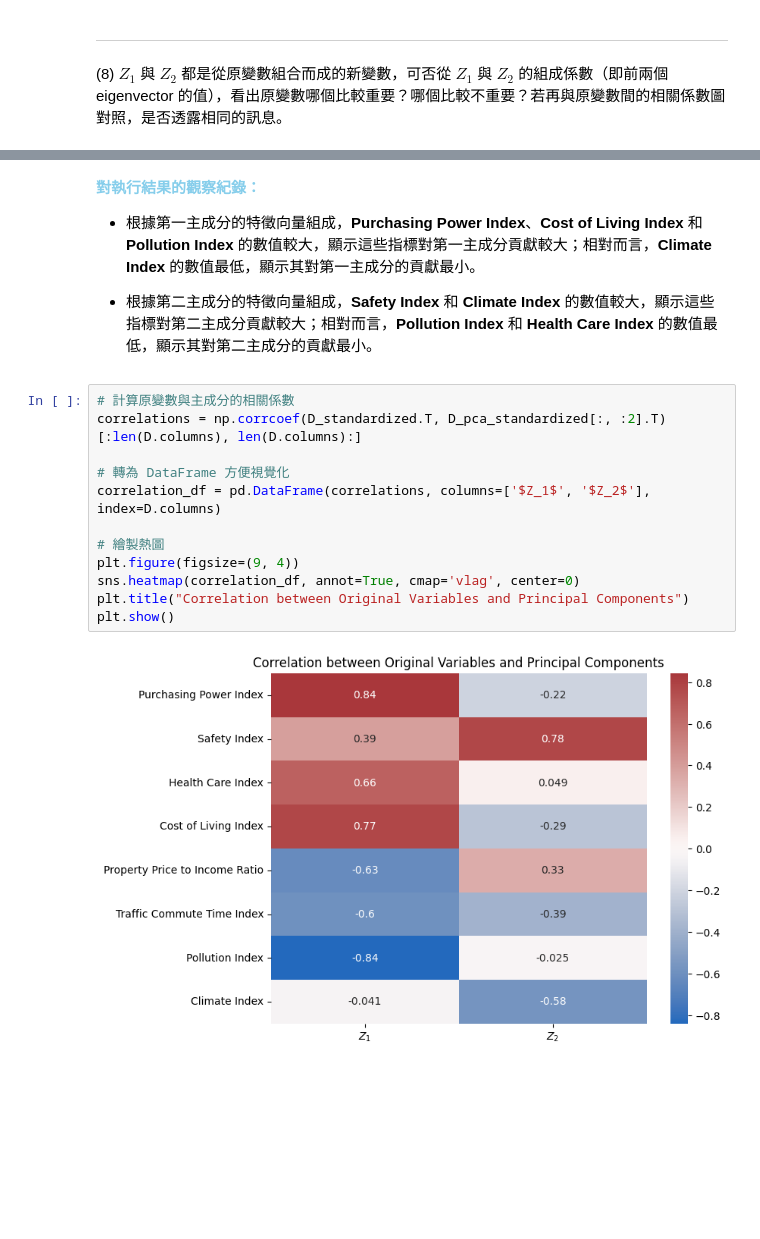
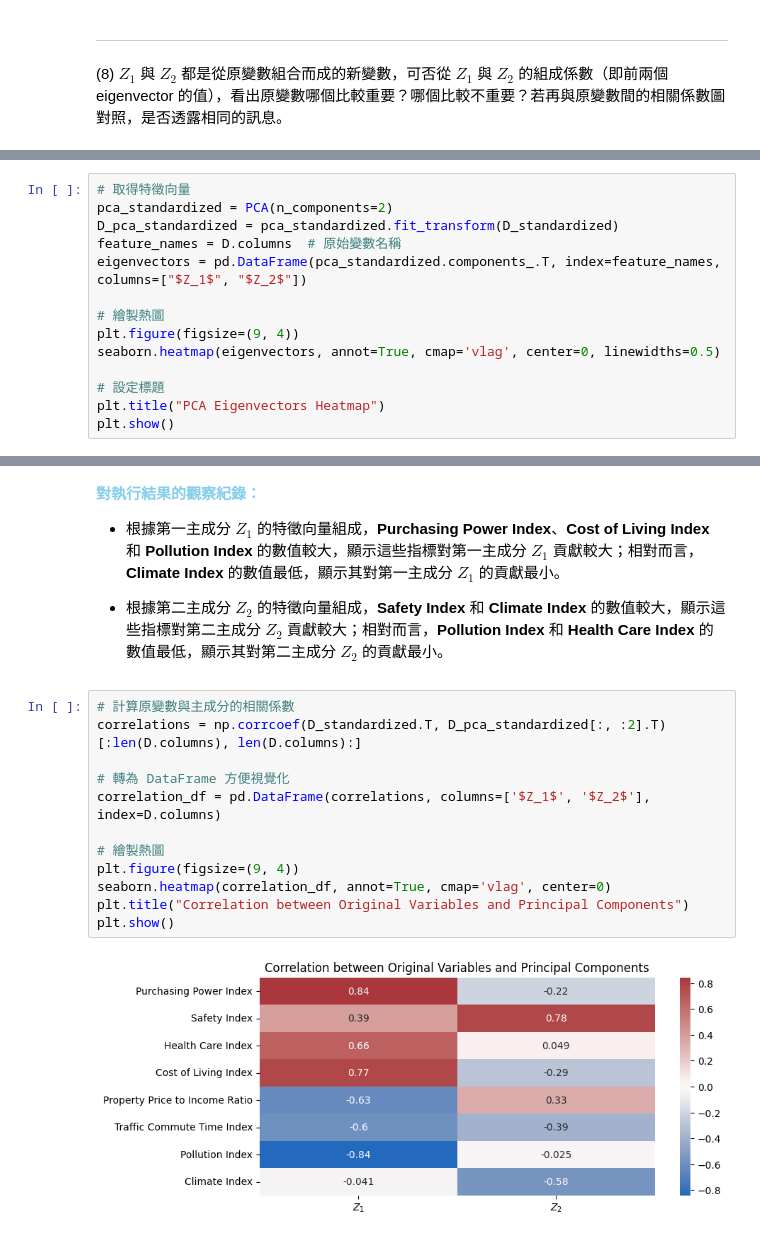
Before and after one commit to Hank8ntpu/InClassCoding, a Jupyter notebook: homework_demo.ipynb, the cells around one changed output, grey strips where cells are left out. Drawn from its saved outputs; the diff is of its cells as text; blank space fills up the shorter version.

```diff
--- a/homework_demo.ipynb
+++ b/homework_demo.ipynb
@@ -647,0 +601,14 @@ Climate Index                      -0.500173
+# %%
+# 取得特徵向量
+pca_standardized = PCA(n_components=2)
+D_pca_standardized = pca_standardized.fit_transform(D_standardized)
+feature_names = D.columns  # 原始變數名稱
+eigenvectors = pd.DataFrame(pca_standardized.components_.T, index=feature_names, columns=["$Z_1$", "$Z_2$"])
+
+# 繪製熱圖
+plt.figure(figsize=(9, 4))
+seaborn.heatmap(eigenvectors, annot=True, cmap='vlag', center=0, linewidths=0.5)
+
+# 設定標題
+plt.title("PCA Eigenvectors Heatmap")
+plt.show()
@@ -648,21 +617,21 @@ Climate Index                      -0.500173
 # %% [markdown]
 **<font color=skyblue>對執行結果的觀察紀錄：</font>**
-- 根據第一主成分的特徵向量組成，**Purchasing Power Index**、**Cost of Living Index** 和 **Pollution Index** 的數值較大，顯示這些指標對第一主成分貢獻較大；相對而言，**Climate Index** 的數值最低，顯示其對第一主成分的貢獻最小。
+- 根據第一主成分 $Z_1$ 的特徵向量組成，**Purchasing Power Index**、**Cost of Living Index** 和 **Pollution Index** 的數值較大，顯示這些指標對第一主成分 $Z_1$ 貢獻較大；相對而言，**Climate Index** 的數值最低，顯示其對第一主成分 $Z_1$ 的貢獻最小。
 
-- 根據第二主成分的特徵向量組成，**Safety Index** 和 **Climate Index** 的數值較大，顯示這些指標對第二主成分貢獻較大；相對而言，**Pollution Index** 和 **Health Care Index** 的數值最低，顯示其對第二主成分的貢獻最小。
+- 根據第二主成分 $Z_2$ 的特徵向量組成，**Safety Index** 和 **Climate Index** 的數值較大，顯示這些指標對第二主成分 $Z_2$ 貢獻較大；相對而言，**Pollution Index** 和 **Health Care Index** 的數值最低，顯示其對第二主成分 $Z_2$ 的貢獻最小。
 # %%
 # 計算原變數與主成分的相關係數
 correlations = np.corrcoef(D_standardized.T, D_pca_standardized[:, :2].T)[:len(D.columns), len(D.columns):]
 
 # 轉為 DataFrame 方便視覺化
 correlation_df = pd.DataFrame(correlations, columns=['$Z_1$', '$Z_2$'], index=D.columns)
 
 # 繪製熱圖
 plt.figure(figsize=(9, 4))
-sns.heatmap(correlation_df, annot=True, cmap='vlag', center=0)
+seaborn.heatmap(correlation_df, annot=True, cmap='vlag', center=0)
 plt.title("Correlation between Original Variables and Principal Components")
 plt.show()
 # %% [output]
-[figure, old version]
+[figure, new version]
 # %% [markdown]
 **<font color=skyblue>對執行結果的觀察紀錄：</font>**
```
Also changed, not shown: parts of 13 cells of this notebook, 2 other files.
